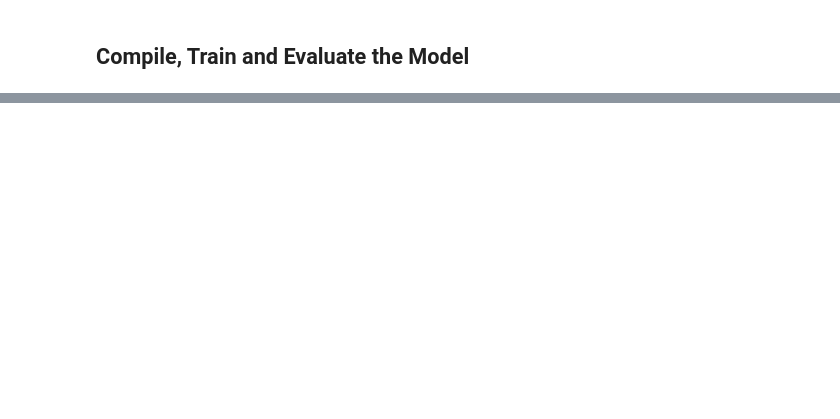
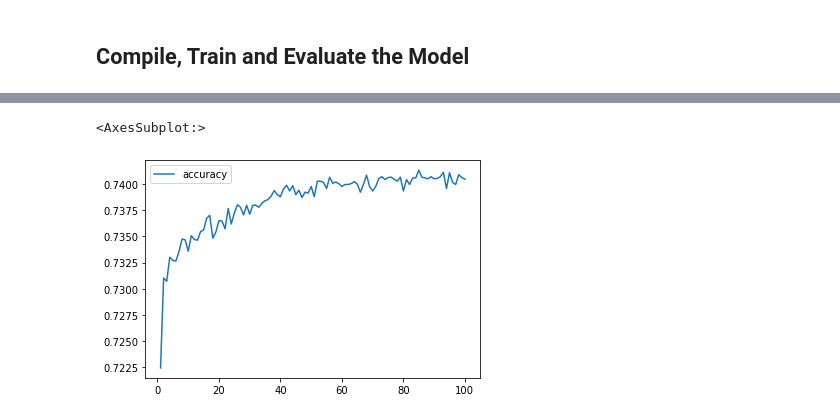
Before and after one commit to CFreeman04/21.Deep-Learning-Challenge, a Jupyter notebook: AlphabetSoupCharity.ipynb, the cells around one changed output, grey strips where cells are left out. Saved outputs shown, nothing was run; the diff lists cells and outputs as text; code cells hidden in the pictures; blank space fills up the shorter version.

```diff
--- a/AlphabetSoupCharity.ipynb
+++ b/AlphabetSoupCharity.ipynb
@@ -159,18 +176,24 @@ X_test_scaled = X_scaler.transform(X_test)
 ## Compile, Train and Evaluate the Model
 # %%
 # Define the model - deep neural net, i.e., the number of input features and hidden nodes for each layer.
-#  YOUR CODE GOES HERE
+number_input_features = len(X_train[0])
+
+#  Use 2-3 times # of number input features = 86-129
+hidden_nodes_layer1 = 100
+hidden_nodes_layer2 = 30
 
 nn = tf.keras.models.Sequential()
 
 # First hidden layer
-#  YOUR CODE GOES HERE
+nn.add(tf.keras.layers.Dense(units=hidden_nodes_layer1, input_dim=number_input_features, activation="relu")
+)
 
 # Second hidden layer
-#  YOUR CODE GOES HERE
+nn.add(tf.keras.layers.Dense(units=hidden_nodes_layer2, activation="relu"))
 
 # Output layer
-#  YOUR CODE GOES HERE
+nn.add(tf.keras.layers.Dense(units=1, activation="sigmoid"))
+
 
 # Check the structure of the model
 nn.summary()
@@ -222,0 +216,19 @@ Epoch 100/100
+# %%
+# Compile the model
+nn.compile(loss="binary_crossentropy", optimizer="adam", metrics=["accuracy"])
+# %%
+# Create a callback that saves the model's weights every five epochs
+# Import checkpoint dependencies
+import os
+from tensorflow.keras.callbacks import ModelCheckpoint
+
+# Define checkpoints variables
+os.makedirs('Checkpoints/', exist_ok=True)
+checkpoint_path= 'Checkpoints/weights.{epoch}.hdf5'
+
+# Create callback
+cp_callback = ModelCheckpoint(filepath=checkpoint_path,
+                              verbose=1,
+                              save_weights_only=True,
+                              save_freq='epoch',
+                              period=5)
@@ -222,0 +237,3 @@ Epoch 100/100
+# %%
+# Train the model
+fit_model = nn.fit(X_train_scaled, y_train, epochs=100, callbacks=[cp_callback])
@@ -230,2 +265,9 @@ Loss: 0.557812534073699, Accuracy: 0.7262973785400391
+# %%
+# plotting the accuracy
+history_df = pd.DataFrame(fit_model.history, index = range(1, len(fit_model.history['loss'])+1))
+history_df.plot(y = 'accuracy')
+# %% [output]
+<AxesSubplot:>
+[figure, added]
 # %%
 # Export our model to HDF5 file
```
Also changed, not shown: parts of 17 cells of this notebook, 31 other files.
